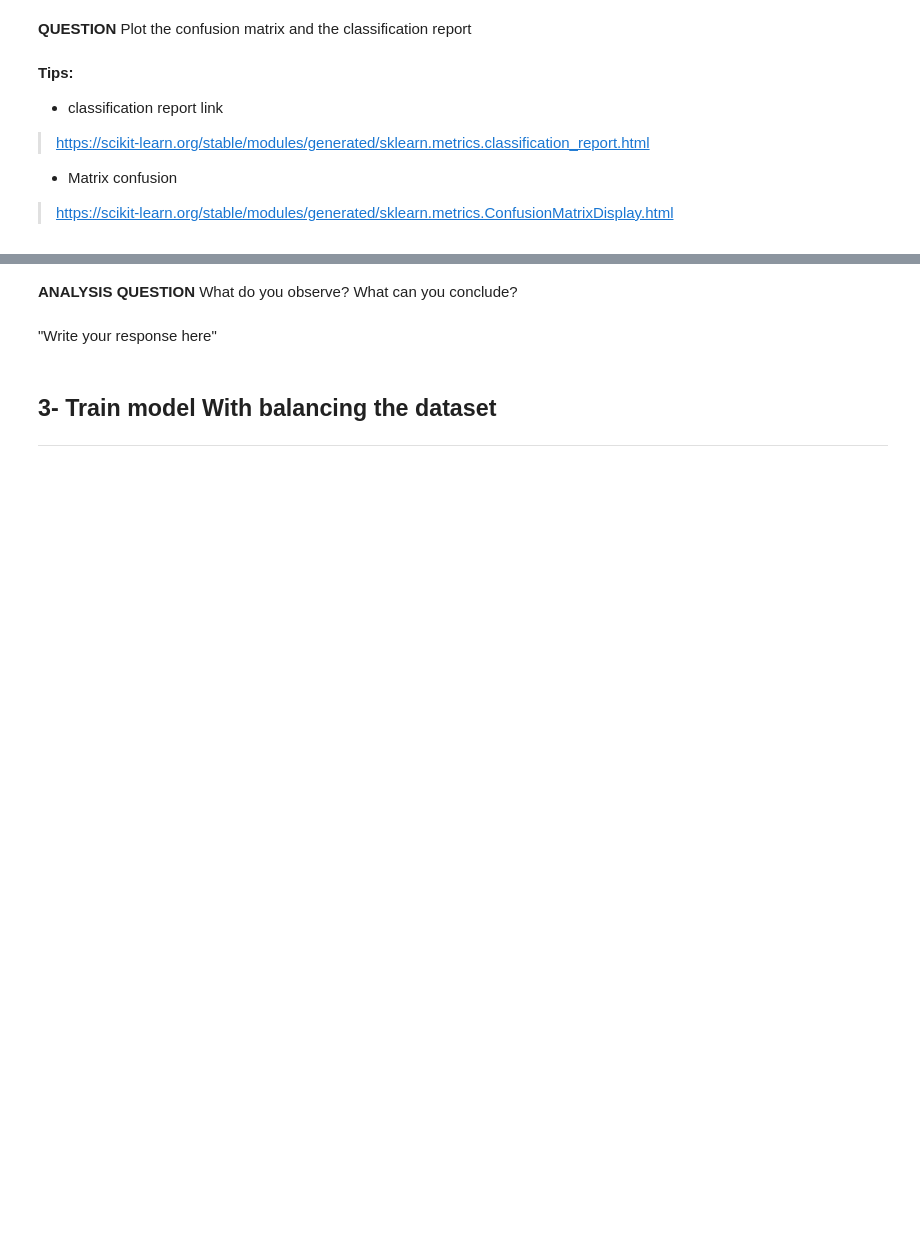
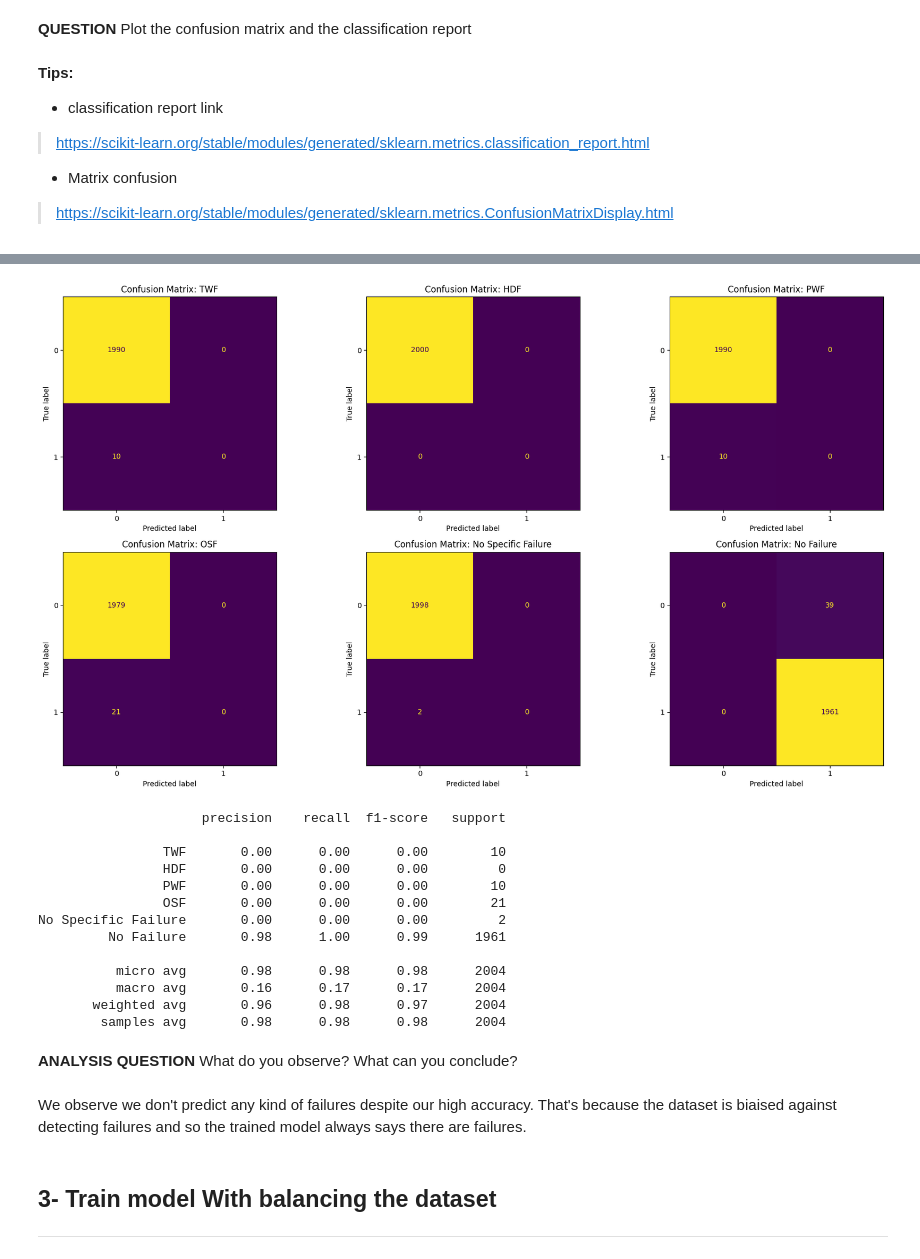
Before and after one commit to matthieuzajac/Embedded_AI, a Jupyter notebook: Colab_IA_EMBARQUEE/TP_IA_EMBARQUEE.ipynb, the cells around one changed output, grey strips where cells are left out. Drawn from its saved outputs; the diff is of its cells as text; code cells hidden in the pictures; blank space fills up the shorter version.

```diff
--- a/Colab_IA_EMBARQUEE/TP_IA_EMBARQUEE.ipynb
+++ b/Colab_IA_EMBARQUEE/TP_IA_EMBARQUEE.ipynb
@@ -289,3 +284,34 @@ Epoch 20/20
 *   Matrix confusion
 
 > https://scikit-learn.org/stable/modules/generated/sklearn.metrics.ConfusionMatrixDisplay.html
+# %%
+# Import necessary libraries for evaluation
+from sklearn.metrics import classification_report, multilabel_confusion_matrix, ConfusionMatrixDisplay
+
+# Get true labels and predictions from the test dataset
+y_true = []
+y_pred = []
+for x_batch, y_batch in test_dataset:
+    preds = model.predict(x_batch)
+    y_true.append(y_batch.numpy())
+    y_pred.append((preds > 0.5).astype(int))
+
+y_true = np.vstack(y_true)
+y_pred = np.vstack(y_pred)
+
+# Plot confusion matrices for each label
+labels = ['TWF', 'HDF', 'PWF', 'OSF', 'No Specific Failure', 'No Failure']
+conf_matrices = multilabel_confusion_matrix(y_true, y_pred)
+
+fig, axes = plt.subplots(2, 3, figsize=(18, 10))
+axes = axes.flatten()
+for i, (cm, label) in enumerate(zip(conf_matrices, labels)):
+    disp = ConfusionMatrixDisplay(confusion_matrix=cm)
+    disp.plot(ax=axes[i], colorbar=False)
+    axes[i].set_title(f'Confusion Matrix: {label}')
+plt.tight_layout()
+plt.show()
+
+# Print classification report
+print(classification_report(y_true, y_pred, target_names=labels))
+# %% [output]
@@ -292,7 +335,21 @@ Epoch 20/20
+[figure, added]
+                     precision    recall  f1-score   support
+
+                TWF       0.00      0.00      0.00        10
+                HDF       0.00      0.00      0.00         0
+                PWF       0.00      0.00      0.00        10
+                OSF       0.00      0.00      0.00        21
+No Specific Failure       0.00      0.00      0.00         2
+         No Failure       0.98      1.00      0.99      1961
+
+          micro avg       0.98      0.98      0.98      2004
+          macro avg       0.16      0.17      0.17      2004
+       weighted avg       0.96      0.98      0.97      2004
+        samples avg       0.98      0.98      0.98      2004
 # %% [markdown]
 **ANALYSIS QUESTION** What do you observe? What can you conclude?
-# %% [markdown]
-"Write your response here"
+# %% [markdown]
+We observe we don't predict any kind of failures despite our high accuracy. That's because the dataset is biaised against detecting failures and so the trained model always says there are failures.
 # %% [markdown]
 ## **3- Train model With balancing the dataset**
 
```
Also changed, not shown: parts of 6 cells of this notebook.
